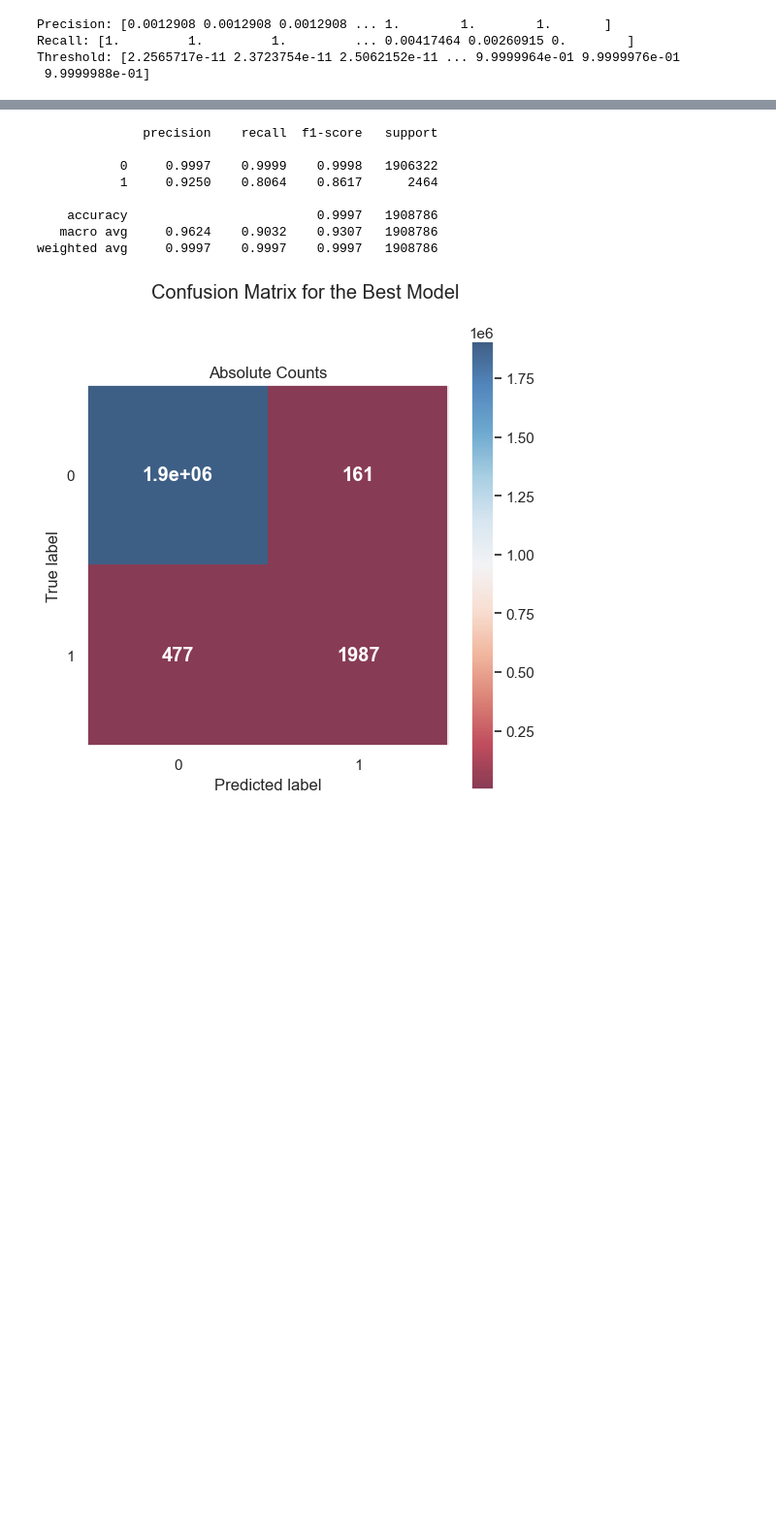
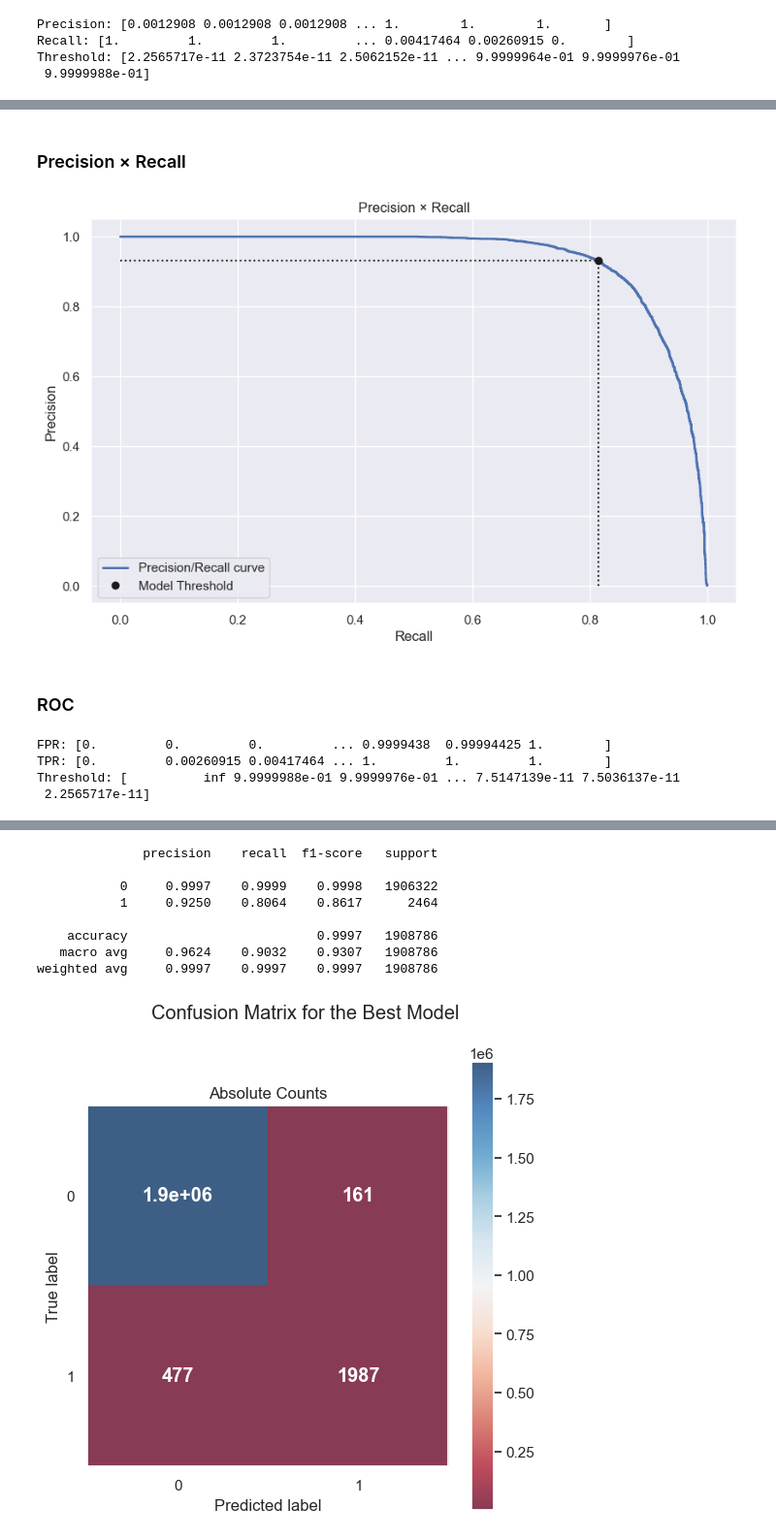
Before and after one commit to elaragao/Portifolio, a Jupyter notebook: Fraud Detection/2.3 - Modeling_Testing.ipynb, the cells around one changed output, grey strips where cells are left out. Shown: that part at 97% size. Drawn from its saved outputs; the diff is of its cells as text; code cells hidden in the pictures; blank space fills up the shorter version.

```diff
--- a/Fraud Detection/2.3 - Modeling_Testing.ipynb
+++ b/Fraud Detection/2.3 - Modeling_Testing.ipynb
@@ -208,0 +209,47 @@ precision_and_recall_scores_plot(threshold = thresholds,
+# %% [markdown]
+### Precision × Recall
+# %%
+def precision_recall_curve(precision, recall, mean_prec, mean_rec):
+
+    distances = np.sqrt((precision - mean_prec)**2 + (recall - mean_rec)**2)
+    best_idx = np.argmin(distances)
+
+
+    plt.figure(figsize=(10, 6))  # extra code – not needed, just formatting
+
+    plt.plot(recall, precision, linewidth=2, label="Precision/Recall curve")
+
+
+    plt.plot([recall[best_idx], recall[best_idx]], [0., precision[best_idx]], "k:") # vertical dotted line
+    plt.plot([0.0, recall[best_idx]], [precision[best_idx], precision[best_idx]], "k:") # horizontal dotted line
+    plt.plot([recall[best_idx]], [precision[best_idx]], "ko", label="Model Threshold")
+
+
+
+    plt.title("Precision × Recall")
+    plt.xlabel("Recall")
+    plt.ylabel("Precision")
+    plt.legend(loc="lower left")
+
+    plt.show()
+
+    return(None)
+
+precision_recall_curve(precisions, recalls, mean_prec = mean_series["test_precision"], mean_rec = mean_series["test_recall"])
+# %% [output]
+[figure, added]
+# %% [markdown]
+### ROC
+# %%
+from sklearn.metrics import roc_curve
+
+fpr, tpr, threshold_ROC = roc_curve(y_train, y_proba[:, 1])
+
+print("FPR: {}".format(fpr))
+print("TPR: {}".format(tpr))
+print("Threshold: {}".format(threshold_ROC))
+# %% [output]
+FPR: [0.         0.         0.         ... 0.9999438  0.99994425 1.        ]
+TPR: [0.         0.00260915 0.00417464 ... 1.         1.         1.        ]
+Threshold: [          inf 9.9999988e-01 9.9999976e-01 ... 7.5147139e-11 7.5036137e-11
+ 2.2565717e-11]
```
Also changed, not shown: parts of 9 cells of this notebook.
